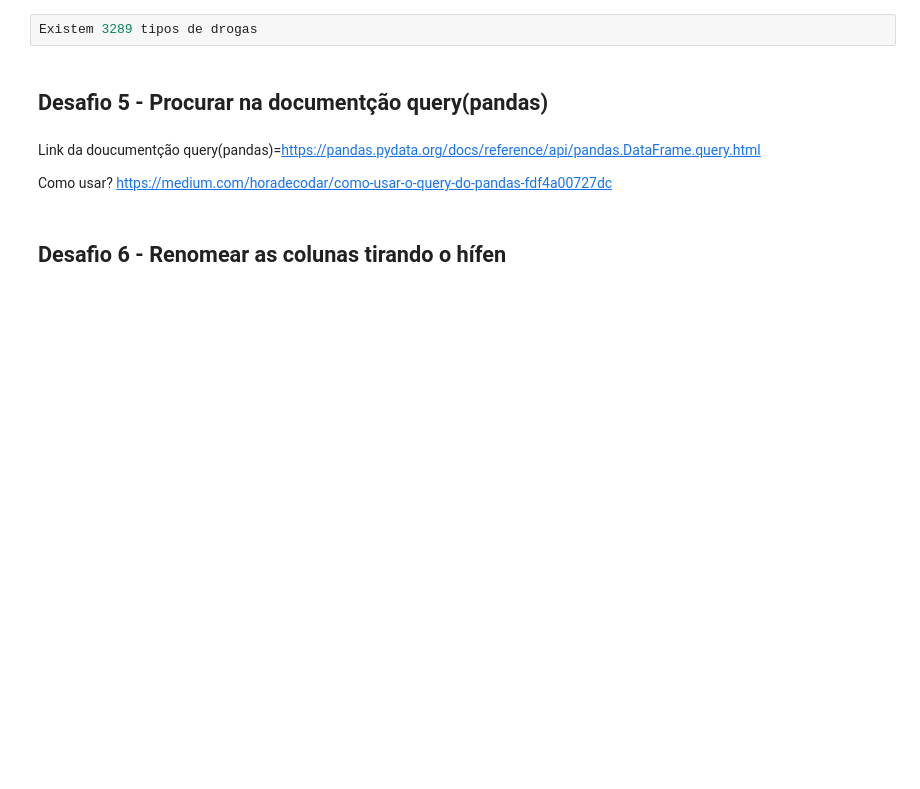
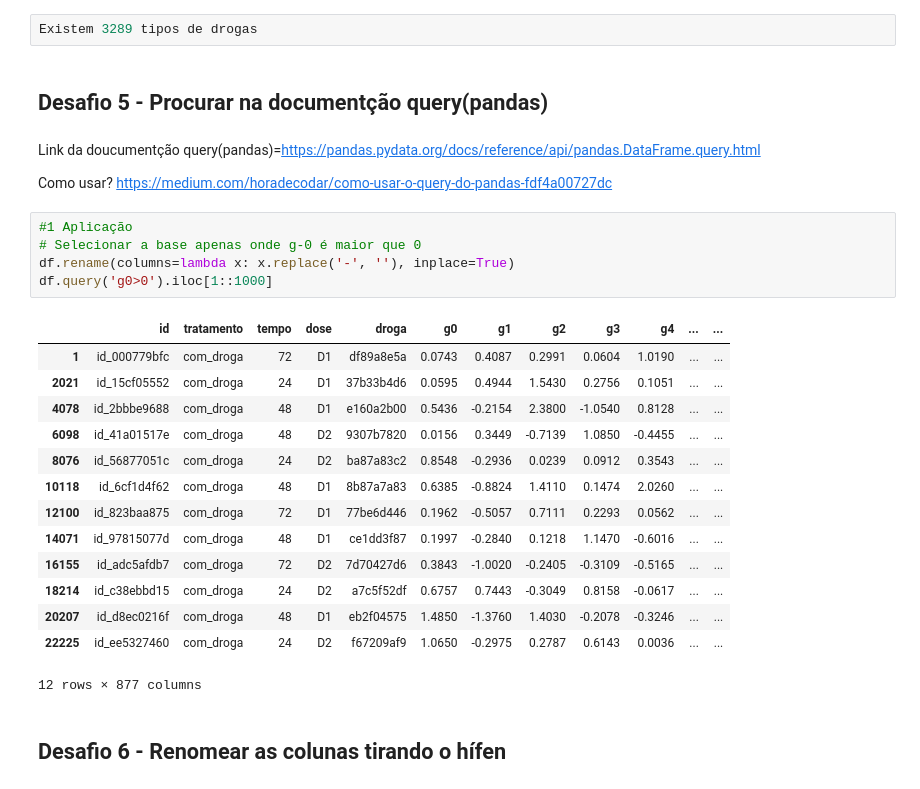
Before and after one commit to jose-sa97/Alura-Boot-Camp, a Jupyter notebook: Aula1.ipynb, the cells around one changed output. Cells and saved outputs as stored; diff of their text form; blank space fills up the shorter version.

```diff
--- a/Aula1.ipynb
+++ b/Aula1.ipynb
@@ -97,5 +90,25 @@ Existem 3289 tipos de drogas
 Link da doucumentção query(pandas)=https://pandas.pydata.org/docs/reference/api/pandas.DataFrame.query.html
 
 Como usar? https://medium.com/horadecodar/como-usar-o-query-do-pandas-fdf4a00727dc
+# %%
+#1 Aplicação
+# Selecionar a base apenas onde g-0 é maior que 0
+df.rename(columns=lambda x: x.replace('-', ''), inplace=True)
+df.query('g0>0').iloc[1::1000]
+# %% [output]
+|  | id | tratamento | tempo | dose | droga | g0 | g1 | g2 | g3 | g4 | ... | ... |
+| 1 | id_000779bfc | com_droga | 72 | D1 | df89a8e5a | 0.0743 | 0.4087 | 0.2991 | 0.0604 | 1.0190 | ... | ... |
+| 2021 | id_15cf05552 | com_droga | 24 | D1 | 37b33b4d6 | 0.0595 | 0.4944 | 1.5430 | 0.2756 | 0.1051 | ... | ... |
+| 4078 | id_2bbbe9688 | com_droga | 48 | D1 | e160a2b00 | 0.5436 | -0.2154 | 2.3800 | -1.0540 | 0.8128 | ... | ... |
+| 6098 | id_41a01517e | com_droga | 48 | D2 | 9307b7820 | 0.0156 | 0.3449 | -0.7139 | 1.0850 | -0.4455 | ... | ... |
+| 8076 | id_56877051c | com_droga | 24 | D2 | ba87a83c2 | 0.8548 | -0.2936 | 0.0239 | 0.0912 | 0.3543 | ... | ... |
+| 10118 | id_6cf1d4f62 | com_droga | 48 | D1 | 8b87a7a83 | 0.6385 | -0.8824 | 1.4110 | 0.1474 | 2.0260 | ... | ... |
+| 12100 | id_823baa875 | com_droga | 72 | D1 | 77be6d446 | 0.1962 | -0.5057 | 0.7111 | 0.2293 | 0.0562 | ... | ... |
+| 14071 | id_97815077d | com_droga | 48 | D1 | ce1dd3f87 | 0.1997 | -0.2840 | 0.1218 | 1.1470 | -0.6016 | ... | ... |
+| 16155 | id_adc5afdb7 | com_droga | 72 | D2 | 7d70427d6 | 0.3843 | -1.0020 | -0.2405 | -0.3109 | -0.5165 | ... | ... |
+| 18214 | id_c38ebbd15 | com_droga | 24 | D2 | a7c5f52df | 0.6757 | 0.7443 | -0.3049 | 0.8158 | -0.0617 | ... | ... |
+| 20207 | id_d8ec0216f | com_droga | 48 | D1 | eb2f04575 | 1.4850 | -1.3760 | 1.4030 | -0.2078 | -0.3246 | ... | ... |
+| 22225 | id_ee5327460 | com_droga | 24 | D2 | f67209af9 | 1.0650 | -0.2975 | 0.2787 | 0.6143 | 0.0036 | ... | ... |
+12 rows × 877 columns
 # %% [markdown]
 ## Desafio 6 - Renomear as colunas tirando o hífen
```
Also changed, not shown: parts of 6 cells of this notebook.
